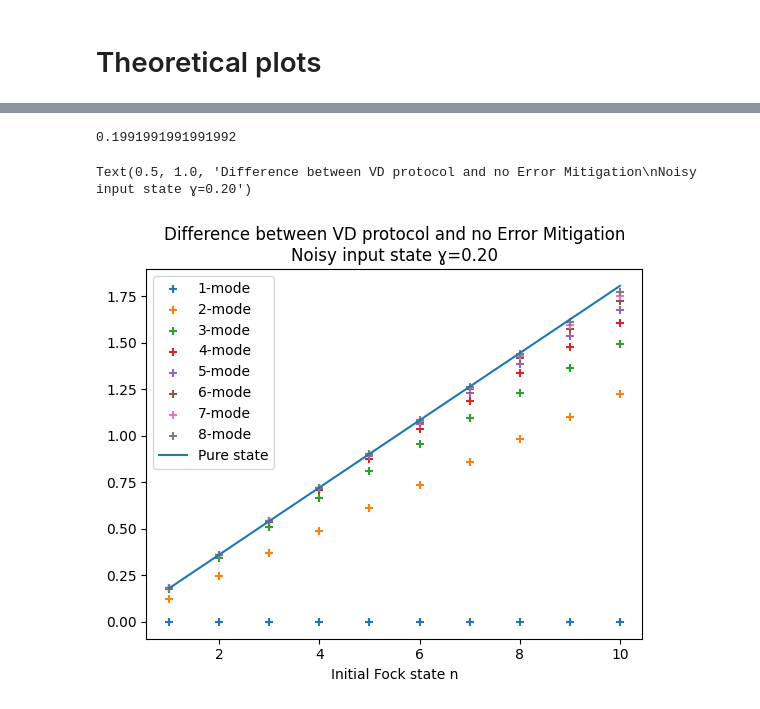
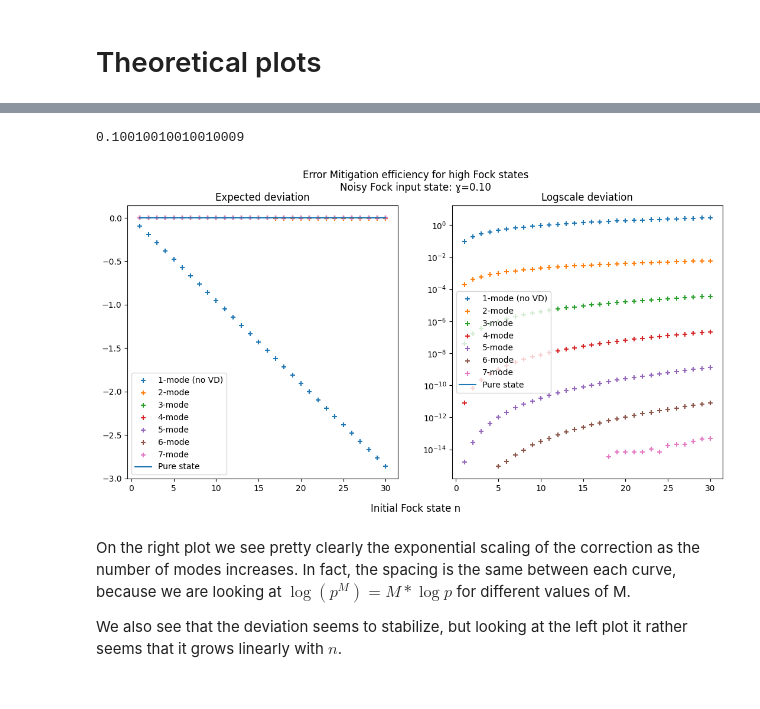
Before and after one commit to lfinocchiaro/virtual-distillation, a Jupyter notebook: virtual_distillation.ipynb, the cells around one changed output, grey strips where cells are left out. Saved outputs shown, nothing was run; the diff lists cells and outputs as text; code cells hidden in the pictures.

Commit message:
Plots

```diff
--- a/virtual_distillation.ipynb
+++ b/virtual_distillation.ipynb
@@ -3,6 +3,7 @@
 We perform the full protocol for the 3-copies case, and check the behavior under some noise models.
 # %%
 import qutip
+RUN_ALL = False
 # %%
 import numpy as np
 import math
@@ -21,10 +22,12 @@ For multi-mode $\hat a, \hat b, \dots,\hat c$ we define the same way $\hat A_k,
 $$\hat\rho(t)=\sum_{k=0}^\infty\sum_{l=0}^\infty\dots\sum_{m=0}^\infty\hat A_k\hat B_l\dots\hat C_m\hat\rho_0 \hat A_k^\dagger\hat B_l^\dagger\dots\hat C_m^\dagger$$
 # %%
 n = 3
-kappa = 0.3
+T_1 = 500 # μs
+kappa = 1/T_1 #
+t_max = 30 # μs (such that κt~0.01-0.1)
 
 nb_samples = 20
-t_list = np.linspace(0,1,nb_samples)
+t_list = np.linspace(0,t_max,nb_samples)
 
 def kraus_op(k, t, nb_copies, id_copy):
     # returns Kraus operator as defined above
@@ -331,8 +331,8 @@ VD works well with binomial state (probably because it is quite similar to Fock
 # Theoretical plots
 # %%
 nb_points = 1000
-nb_curves = 8 # modes, starts at 1
-nb_n = 10 # Fock state, starts at 1
+nb_curves = 7 # modes, starts at 1
+nb_n = 30 # Fock state, starts at 1
 gamma_list_complete = np.linspace(0,1,nb_points)
 theoretical_curves = np.zeros((nb_n, nb_curves, nb_points))
 names = [["" for j in range(nb_curves)] for i in range(nb_n)]
@@ -344,11 +344,12 @@ for n_ in range(1,nb_n+1):
 temporary = (np.exp(kappa * gamma_list_complete)-1)
 for n_ in range(1,nb_n+1):
     for M in range(1,nb_curves):
-        numerator = np.zeros_like(gamma_list_complete)
-        denominator = np.zeros_like(gamma_list_complete)
+        numerator = np.zeros_like(gamma_list_complete, dtype='O')
+        denominator = np.zeros_like(gamma_list_complete, dtype='O')
         for k in range(n_+1):
-            numerator+=(n_-k)*(math.comb(n_, k)**M) *temporary**(M*k)
-            denominator+=(math.comb(n_, k)**M) *temporary**(M*k)
+            coef = (math.comb(n_, k)**M)
+            numerator+=(n_-k)*coef *temporary**(M*k)
+            denominator+=coef *temporary**(M*k)
         theoretical_curves[n_-1][M] = numerator/denominator
         names[n_-1][M] = f"{M+1}-mode VD, state |{n_}>"
 # %%
@@ -362,14 +363,28 @@ plt.legend()
 # %%
-fixed_gamma_index=199
+f, axes = plt.subplots(1, 2, figsize=(13,6))
+fixed_gamma_index=100
+for j in range(nb_curves):
+    axes[0].scatter(np.arange(1,nb_n+1), theoretical_curves[:,j,fixed_gamma_index] -np.arange(1,nb_n+1),
+                marker='+', label=f"{j+1}-mode" + (" (no VD)" if (j==0) else ""))
+    axes[1].scatter(np.arange(1,nb_n+1), -theoretical_curves[:,j,fixed_gamma_index] + np.arange(1,nb_n+1),
+                marker='+', label=f"{j+1}-mode" + (" (no VD)" if (j==0) else ""))
+axes[0].plot(np.arange(1,nb_n+1), np.full((nb_n), 0), label="Pure state" )
+axes[1].plot(np.arange(1,nb_n+1), np.full((nb_n), 0), label="Pure state" )
+
+axes[0].legend()
+axes[0].set_title("Expected deviation")
+axes[1].set_yscale("log")
+axes[1].legend()
+axes[1].set_title("Logscale deviation")
+
+f.supxlabel("Initial Fock state n")
+f.suptitle(f"Error Mitigation efficiency for high Fock states\nNoisy Fock input state: ɣ={gamma_list_complete[fixed_gamma_index]:.2f}")
+
 print(gamma_list_complete[fixed_gamma_index])
-for j in range(nb_curves):
-    plt.scatter(np.arange(1,nb_n+1), theoretical_curves[:,j,fixed_gamma_index]-theoretical_curves[:,0,fixed_gamma_index],
-                marker='+', label=f"{j+1}-mode")
-plt.plot(np.arange(1,nb_n+1), np.arange(1,nb_n+1)-theoretical_curves[:,0,fixed_gamma_index], label="Pure state" )
-plt.legend()
-plt.xlabel("Initial Fock state n")
-plt.title(f"Difference between VD protocol and no Error Mitigation\nNoisy input state ɣ={gamma_list_complete[fixed_gamma_index]:.2f}")
 # %% [output]
-0.1991991991991992
+0.10010010010010009
-Text(0.5, 1.0, 'Difference between VD protocol and no Error Mitigation\nNoisy input state ɣ=0.20')
-[figure, old version]
+[figure, new version]
+# %% [markdown]
+On the right plot we see pretty clearly the exponential scaling of the correction as the number of modes increases. In fact, the spacing is the same between each curve, because we are looking at $\log(p^M)=M*\log p$ for different values of M.
+
+We also see that the deviation seems to stabilize, but looking at the left plot it rather seems that it grows linearly with $n$.
```
Also changed, not shown: parts of 15 cells of this notebook, 1 other file.
